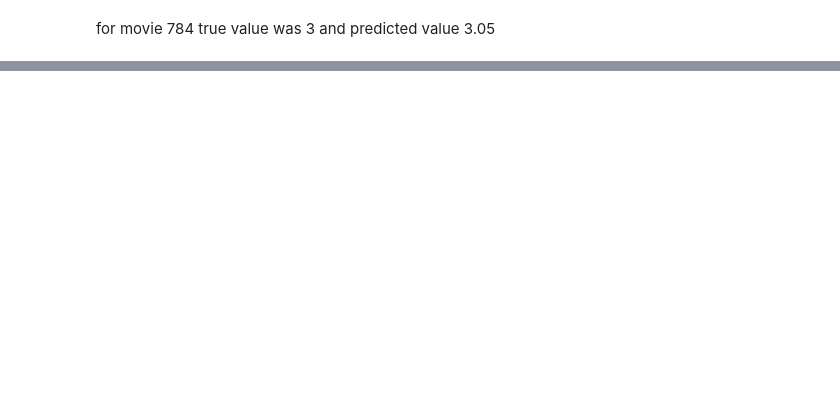
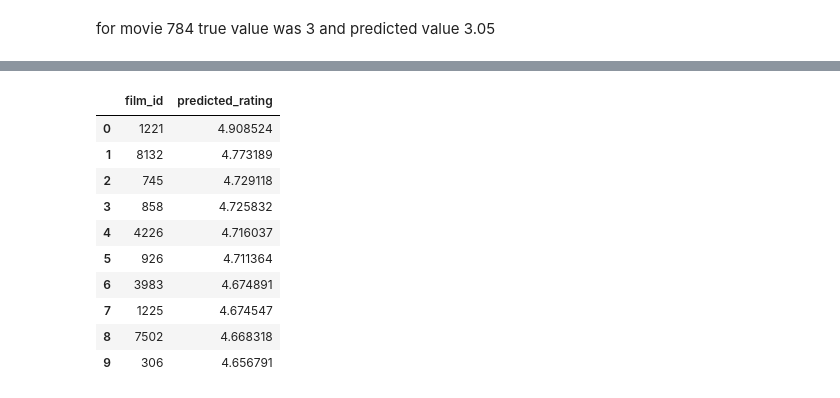
Before and after one commit to WGIceKing/ANDB, a Jupyter notebook: NoMlModels/models.ipynb, the cells around one changed output, grey strips where cells are left out. Saved outputs shown, nothing was run; the diff lists cells and outputs as text; code cells hidden in the pictures; blank space fills up the shorter version.

```diff
--- a/NoMlModels/models.ipynb
+++ b/NoMlModels/models.ipynb
@@ -328,0 +455,20 @@ for movie 784 true value was 3 and predicted value 3.05
+# %%
+def get_top_n_user(uid, predictions, n=10):
+  top_n_all = get_top_n_all(predictions, n=10)
+  top_n_user = top_n_all[uid]
+  df = pd.DataFrame(top_n_user, columns =['film_id', 'predicted_rating'])
+  return(df)
+# %%
+get_top_n_user(55, predictions)
+# %% [output]
+|  | film_id | predicted_rating |
+| 0 | 1221 | 4.908524 |
+| 1 | 8132 | 4.773189 |
+| 2 | 745 | 4.729118 |
+| 3 | 858 | 4.725832 |
+| 4 | 4226 | 4.716037 |
+| 5 | 926 | 4.711364 |
+| 6 | 3983 | 4.674891 |
+| 7 | 1225 | 4.674547 |
+| 8 | 7502 | 4.668318 |
+| 9 | 306 | 4.656791 |
```
Also changed, not shown: parts of 16 cells of this notebook, 1 other file.
